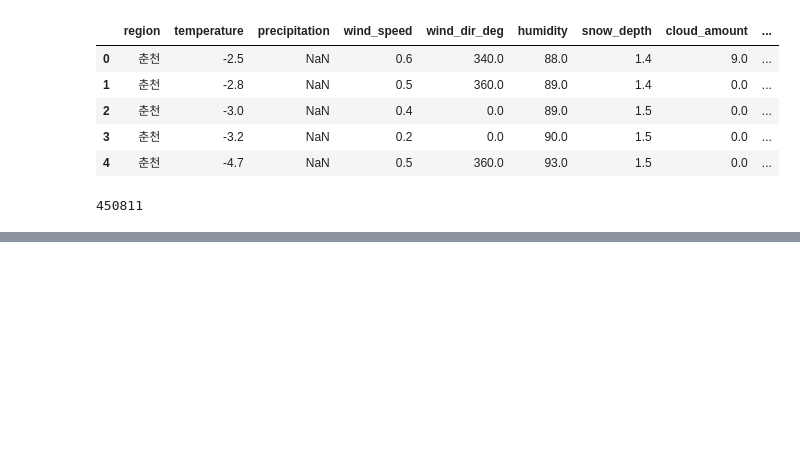
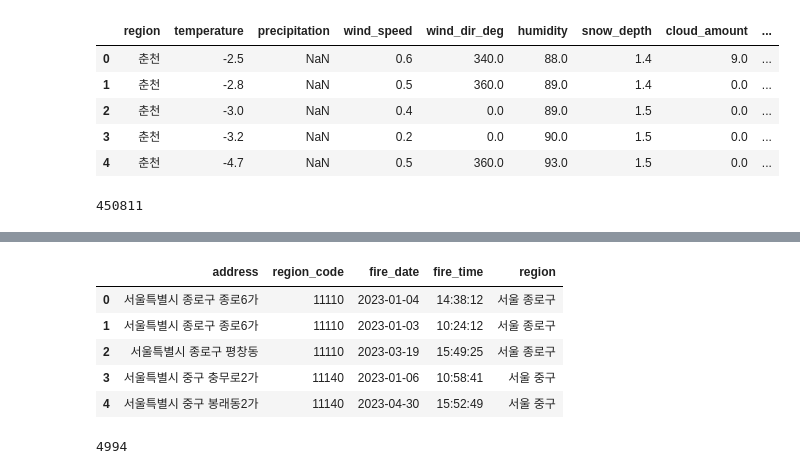
Before and after one commit to StaG-lab/ai-proj-2nd-class, a Jupyter notebook: 03.db_code/insert_dataset.ipynb, the cells around one changed output, grey strips where cells are left out. Saved outputs shown, nothing was run; the diff lists cells and outputs as text; code cells hidden in the pictures; blank space fills up the shorter version.

```diff
--- a/03.db_code/insert_dataset.ipynb
+++ b/03.db_code/insert_dataset.ipynb
@@ -673,0 +826,7 @@ df_merged[columns_to_insert].to_sql(
+# %%
+import pandas as pd
+from datetime import datetime
+
+# 데이터셋 가져오기
+df = pd.read_csv("./dataset/2023~2024_전국_교통사고_소방출동_데이터_20250530_2.csv")
+df.info()
@@ -673,0 +849,16 @@ df_merged[columns_to_insert].to_sql(
+# %%
+df = df[['date', 'reptAreaNm', 'queried_area_code']]
+
+# 컬럼명 변경
+df.rename(columns={
+    'reptAreaNm': 'address',
+    'queried_area_code': 'region_code'
+}, inplace=True)
+
+# date(연월일시분초) -> fire_date(연월일), fire_time(시분초)로 구분하여 저장
+df['datetime'] = pd.to_datetime(df['date'].astype(str), format='%Y%m%d%H%M%S')
+df['fire_date'] = df['datetime'].dt.date
+df['fire_time'] = df['datetime'].dt.time
+
+df = df.drop(columns=['date', 'datetime'])
+df.head()
@@ -673,0 +924,30 @@ df_merged[columns_to_insert].to_sql(
+# %%
+# df의 region 컬럼을 df_region의 address로 덮어쓰기
+code_to_region = df_region.set_index('code')['address']
+df['region'] = df['region_code'].map(code_to_region)
+
+df.head()
+# %% [output]
+|  | address | region_code | fire_date | fire_time | region |
+| 0 | 서울특별시 종로구 종로6가 | 11110 | 2023-01-04 | 14:38:12 | 서울 종로구 |
+| 1 | 서울특별시 종로구 종로6가 | 11110 | 2023-01-03 | 10:24:12 | 서울 종로구 |
+| 2 | 서울특별시 종로구 평창동 | 11110 | 2023-03-19 | 15:49:25 | 서울 종로구 |
+| 3 | 서울특별시 중구 충무로2가 | 11140 | 2023-01-06 | 10:58:41 | 서울 중구 |
+| 4 | 서울특별시 중구 봉래동2가 | 11140 | 2023-04-30 | 15:52:49 | 서울 중구 |
+# %%
+df.to_sql(
+    name='fire_info',
+    con=engine,
+    schema='aiclass2',
+    if_exists='append',
+    index=False,             # DataFrame의 인덱스를 테이블에 포함하지 않음
+    dtype={
+        'fire_date': sqlalchemy.Date,
+        'fire_time': sqlalchemy.Time,
+        'address': sqlalchemy.String(200),
+        'region': sqlalchemy.String(20),
+        'region_code': sqlalchemy.Integer
+    }
+)
+# %% [output]
+4994
```
Also changed, not shown: parts of 13 cells of this notebook.
